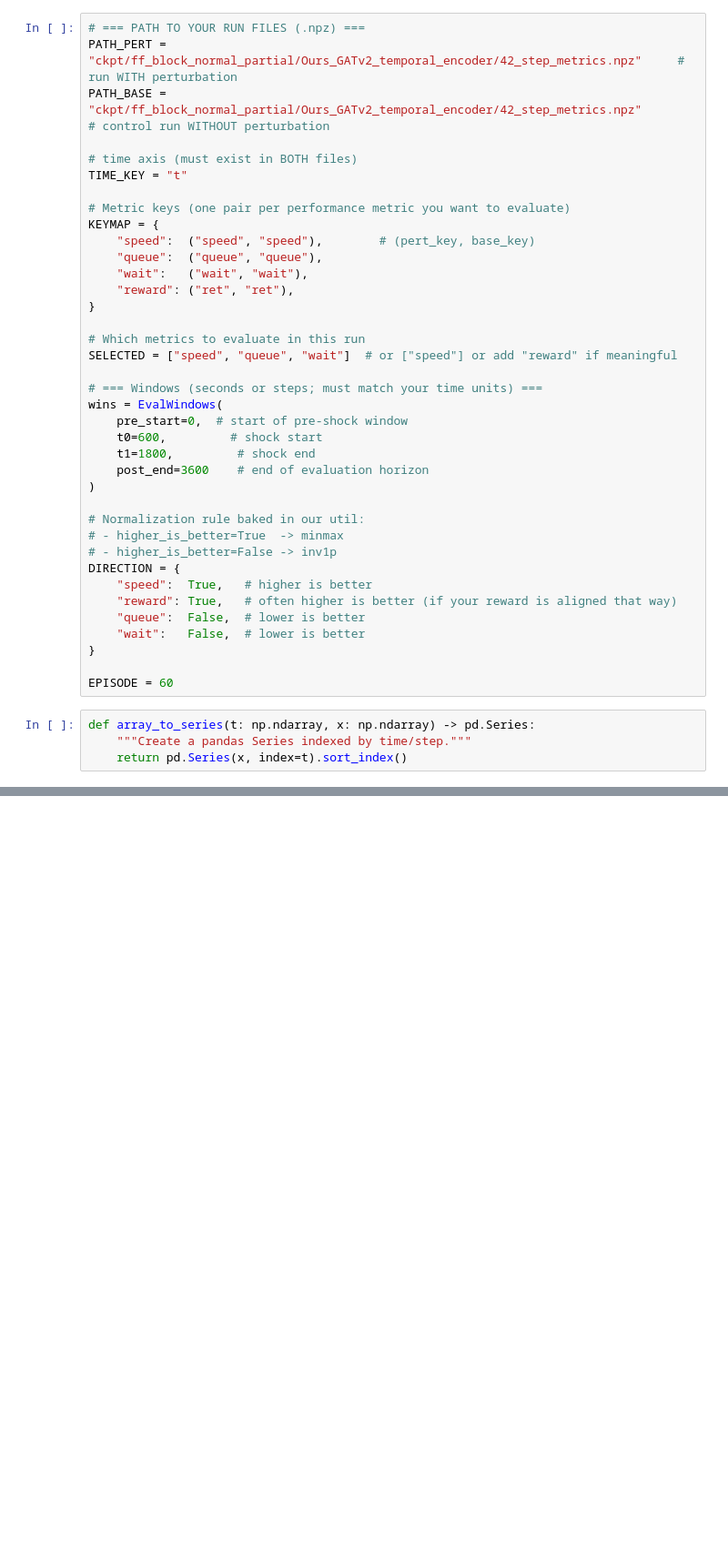
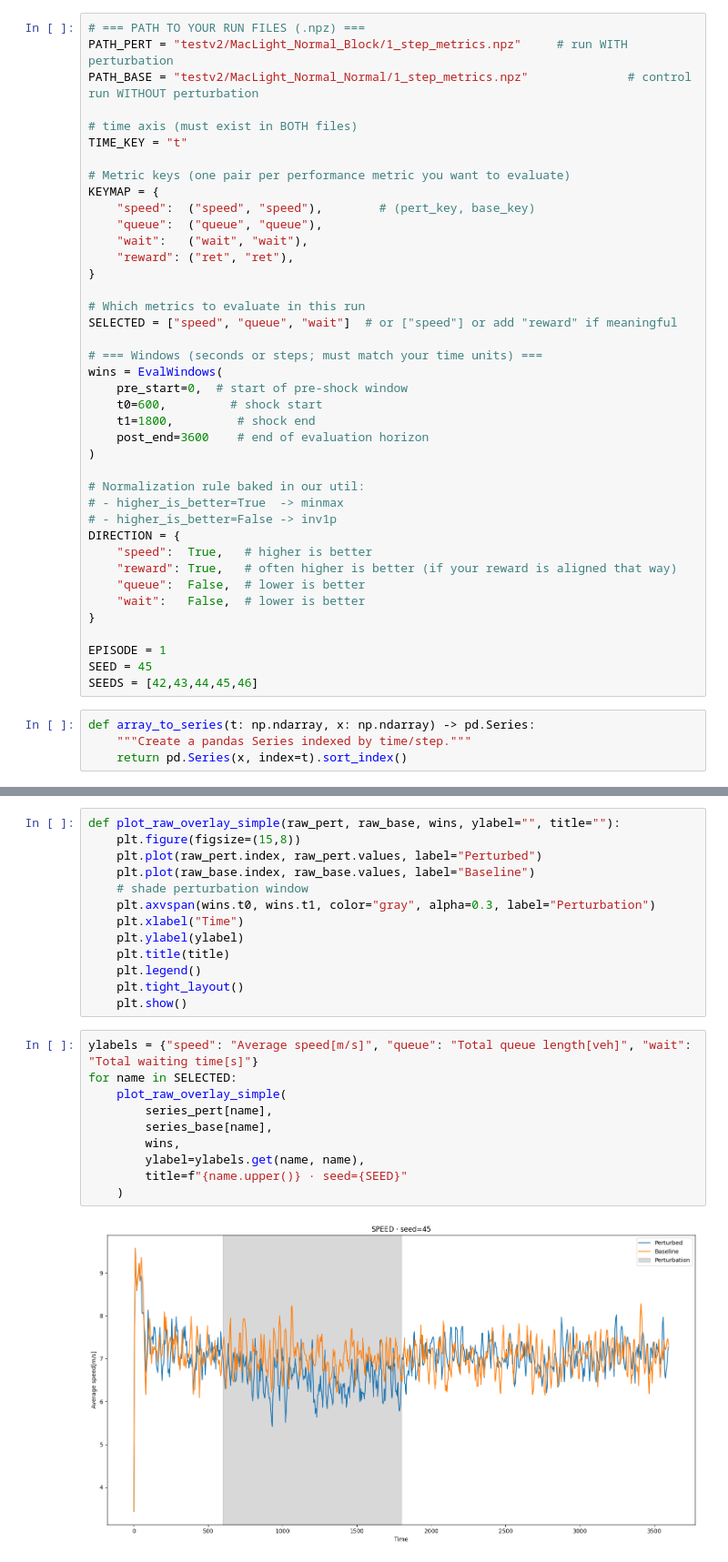
Before and after one commit to wissem18/MacLight, a Jupyter notebook: reselience_analysis.ipynb, the cells around one changed output, grey strips where cells are left out. Shown at 91% size. Drawn from its saved outputs; the diff is of its cells as text; blank space fills up the shorter version.

```diff
--- a/reselience_analysis.ipynb
+++ b/reselience_analysis.ipynb
@@ -11,8 +12,8 @@ from util.reselience_metrics import (
 )
 # %%
 # === PATH TO YOUR RUN FILES (.npz) ===
-PATH_PERT = "ckpt/ff_block_normal_partial/Ours_GATv2_temporal_encoder/42_step_metrics.npz"     # run WITH perturbation
-PATH_BASE = "ckpt/ff_block_normal_partial/Ours_GATv2_temporal_encoder/42_step_metrics.npz"              # control run WITHOUT perturbation
+PATH_PERT = "testv2/MacLight_Normal_Block/1_step_metrics.npz"     # run WITH perturbation
+PATH_BASE = "testv2/MacLight_Normal_Normal/1_step_metrics.npz"              # control run WITHOUT perturbation
 
 # time axis (must exist in BOTH files)
 TIME_KEY = "t"
@@ -46,7 +47,9 @@ DIRECTION = {
     "wait":   False,  # lower is better
 }
 
-EPISODE = 60
+EPISODE = 1
+SEED = 45
+SEEDS = [42,43,44,45,46]
 # %%
 def array_to_series(t: np.ndarray, x: np.ndarray) -> pd.Series:
     """Create a pandas Series indexed by time/step."""
@@ -106,0 +135,25 @@ res_df
+# %%
+def plot_raw_overlay_simple(raw_pert, raw_base, wins, ylabel="", title=""):
+    plt.figure(figsize=(15,8))
+    plt.plot(raw_pert.index, raw_pert.values, label="Perturbed")
+    plt.plot(raw_base.index, raw_base.values, label="Baseline")
+    # shade perturbation window
+    plt.axvspan(wins.t0, wins.t1, color="gray", alpha=0.3, label="Perturbation")
+    plt.xlabel("Time")
+    plt.ylabel(ylabel)
+    plt.title(title)
+    plt.legend()
+    plt.tight_layout()
+    plt.show()
+# %%
+ylabels = {"speed": "Average speed[m/s]", "queue": "Total queue length[veh]", "wait": "Total waiting time[s]"}
+for name in SELECTED:
+    plot_raw_overlay_simple(
+        series_pert[name],
+        series_base[name],
+        wins,
+        ylabel=ylabels.get(name, name),
+        title=f"{name.upper()} · seed={SEED}"
+    )
+# %% [output]
+[figure, added]
```
Also changed, not shown: parts of 5 cells of this notebook, 3 other files.
